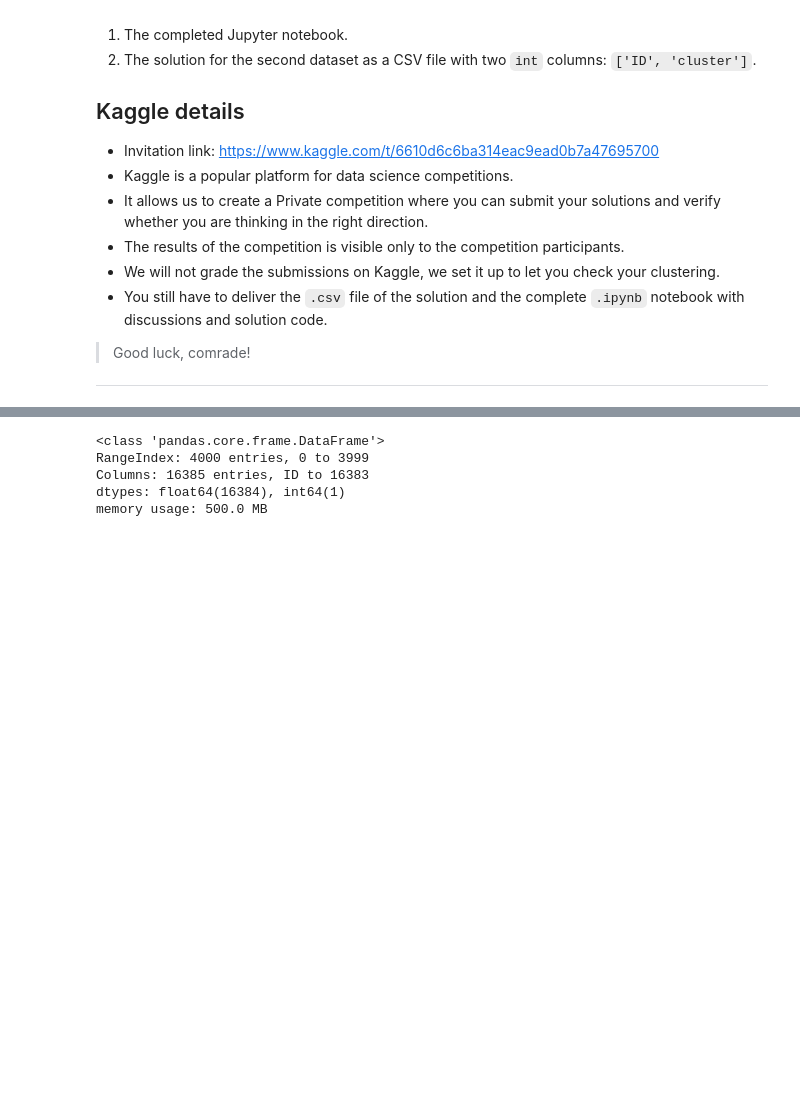
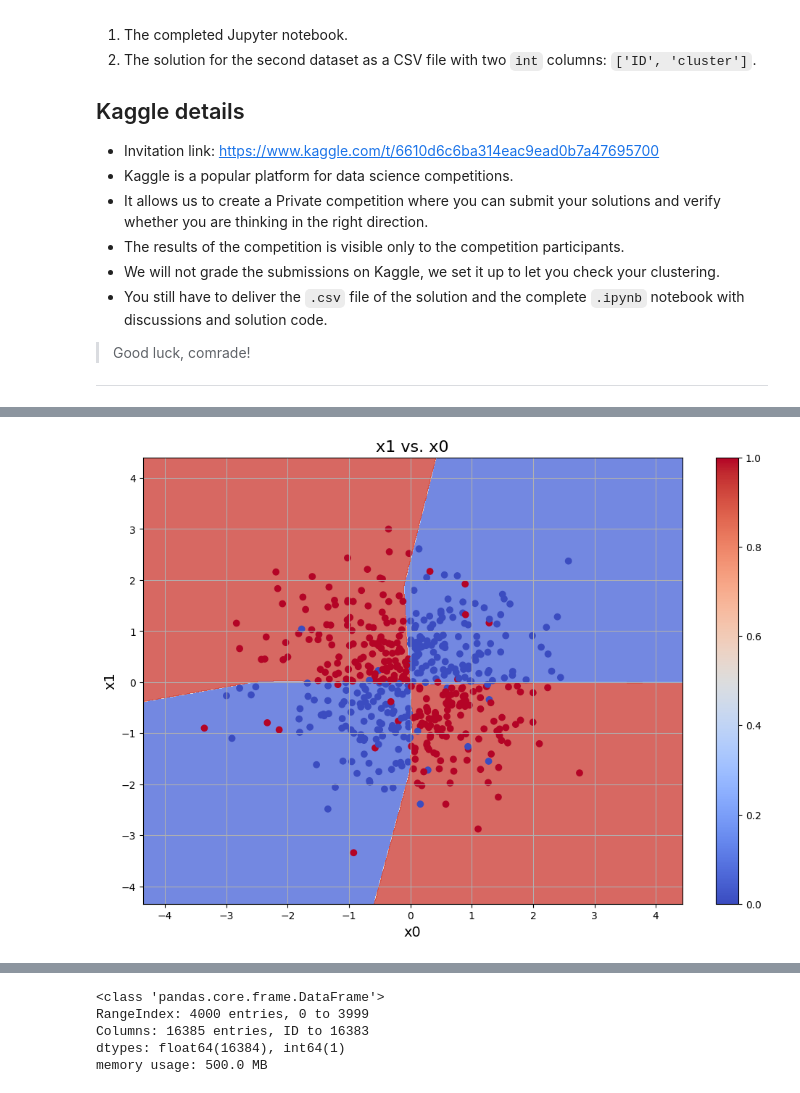
Before and after one commit to kajaprestn/TDT4172, a Jupyter notebook: Assignments/Assignment2/Chapter_2.ipynb, the cells around one changed output, grey strips where cells are left out. Drawn from its saved outputs; the diff is of its cells as text; code cells hidden in the pictures; blank space fills up the shorter version.

```diff
--- a/Assignments/Assignment2/Chapter_2.ipynb
+++ b/Assignments/Assignment2/Chapter_2.ipynb
@@ -74,6 +100,11 @@ from torchviz import make_dot
 data = pd.read_csv('nn_data.csv')
 train = data[data['split'] == 'train']
 test = data[data['split'] == 'test']
+
+X_train = train[['x0', 'x1']]
+X_test = test[['x0', 'x1']]
+y_train = train['y']
+y_test = test['y']
 # %%
 plt.figure(figsize=(6, 4))
 plt.scatter(train['x0'], train['x1'], c=train['y'], cmap='coolwarm')
@@ -87,0 +242,25 @@ plt.colorbar()
+# %%
+# Vizualitation of decision boundary
+
+# Grid boundaries
+x_min, x_max = data['x0'].min() - 1, data['x0'].max() + 1
+y_min, y_max = data['x1'].min() - 1, data['x1'].max() + 1
+
+# Meshgrid
+xx, yy = np.meshgrid(np.arange(x_min, x_max, 0.01), np.arange(y_min, y_max, 0.01))
+
+# Prediction
+Z = model.predict(np.c_[xx.ravel(), yy.ravel()])
+pred = (Z > 0.5).astype(int).reshape(xx.shape)
+
+# Plot
+plt.figure(figsize=(12, 8))
+plt.contourf(xx, yy, pred, alpha=0.8, cmap='coolwarm')
+plt.scatter(train['x0'], train['x1'], c=train['y'], cmap='coolwarm')
+plt.grid(True)
+plt.xlabel('x0', fontsize=14)
+plt.ylabel('x1', fontsize=14)
+plt.title('x1 vs. x0', fontsize=16)
+plt.colorbar()
+plt.show()
+# %% [output]
@@ -87,0 +268 @@ plt.colorbar()
+[figure, added]
```
Also changed, not shown: parts of 19 cells of this notebook, 8 other files.
